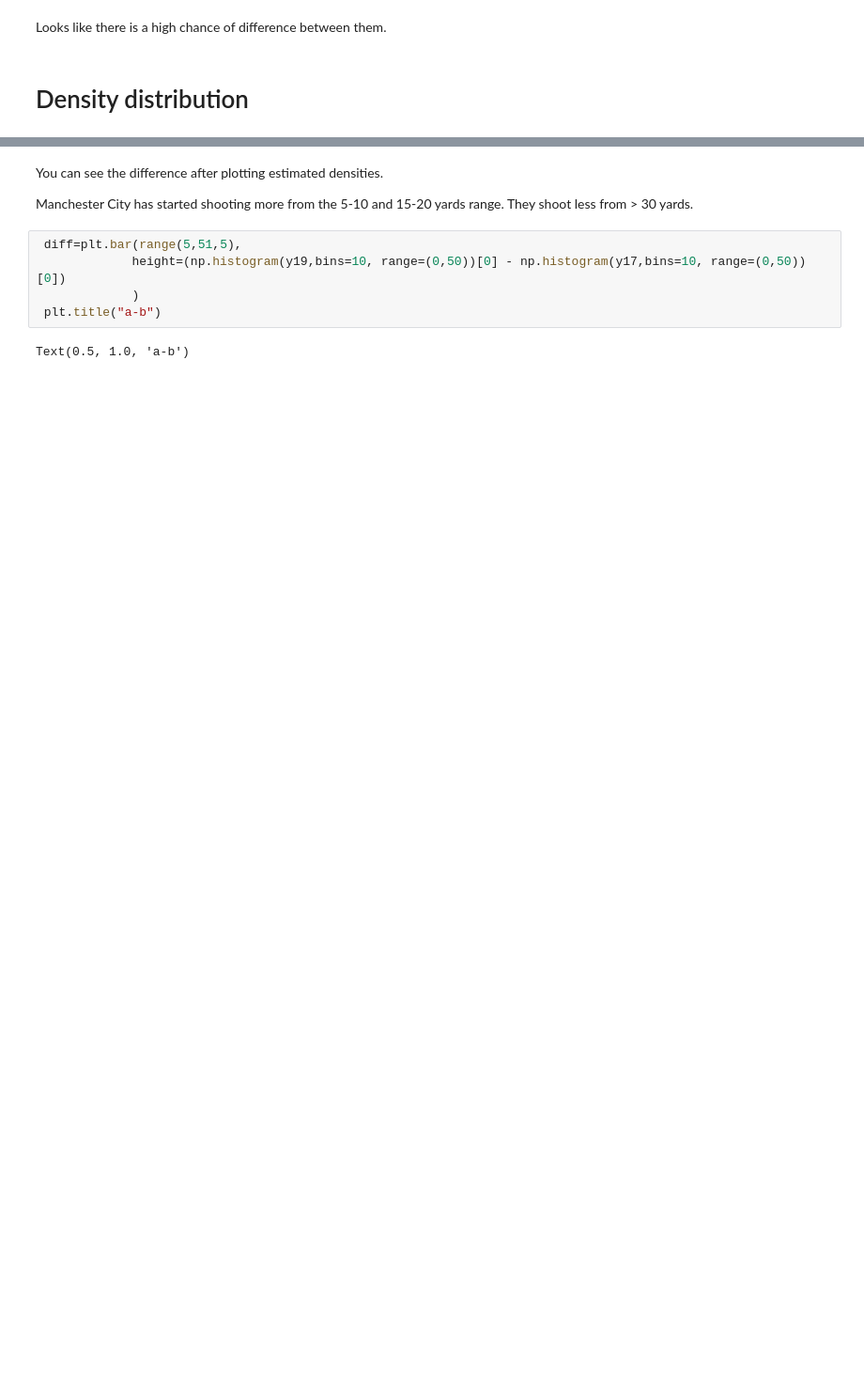
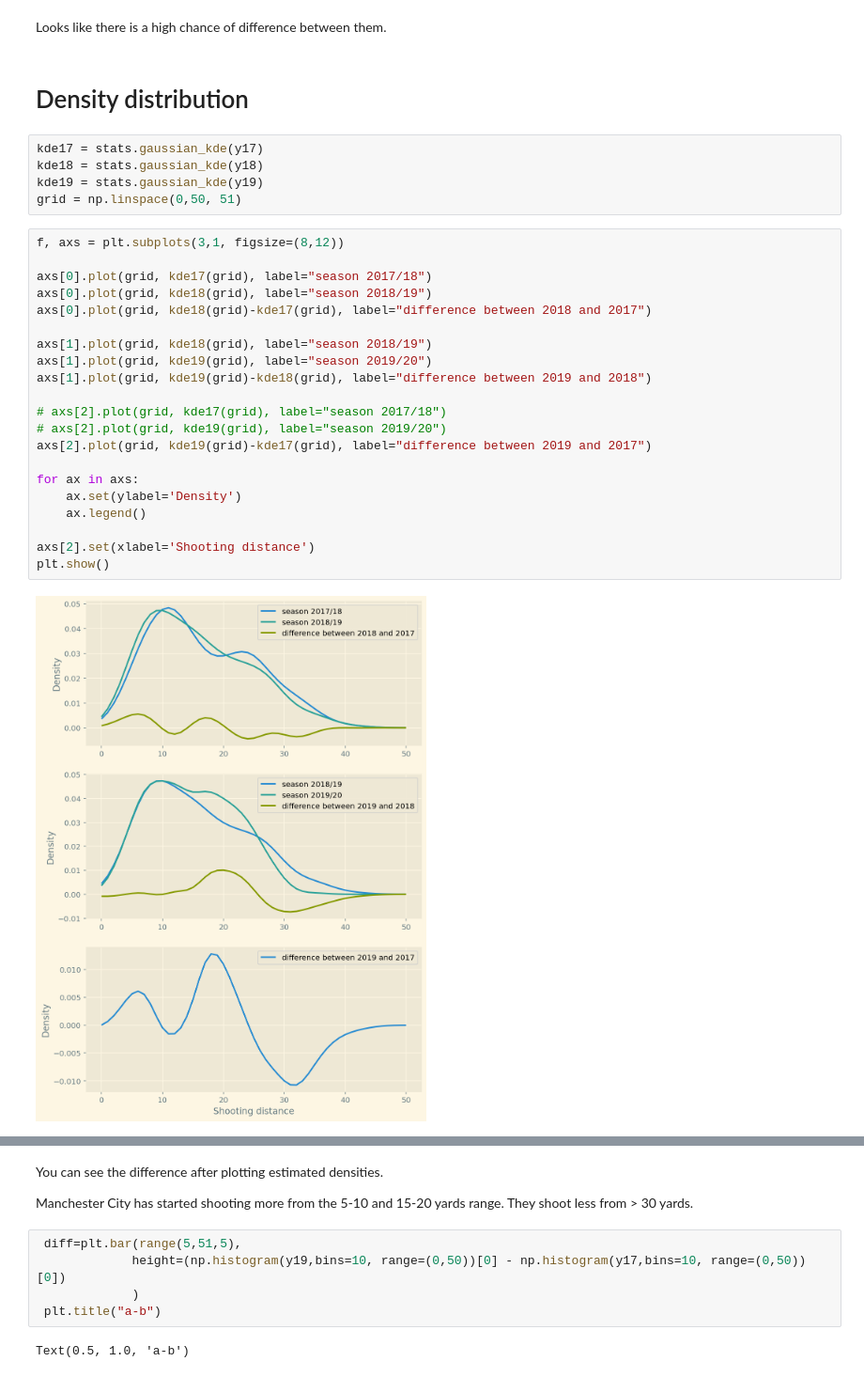
Before and after one commit to eliasnema/makeover_monday, a Jupyter notebook: man_city_stats/city_stats.ipynb, the cells around one changed output, grey strips where cells are left out. Shown: that part at 94% size. Saved outputs shown, nothing was run; the diff lists cells and outputs as text; blank space fills up the shorter version.

```diff
--- a/man_city_stats/city_stats.ipynb
+++ b/man_city_stats/city_stats.ipynb
@@ -60,3 +74,31 @@ Ttest_indResult(statistic=3.1215926762079387, pvalue=0.0018782472078475076)
 Looks like there is a high chance of difference between them.
 # %% [markdown]
 # Density distribution
+# %%
+kde17 = stats.gaussian_kde(y17)
+kde18 = stats.gaussian_kde(y18)
+kde19 = stats.gaussian_kde(y19)
+grid = np.linspace(0,50, 51)
+# %%
+f, axs = plt.subplots(3,1, figsize=(8,12))
+
+axs[0].plot(grid, kde17(grid), label="season 2017/18")
+axs[0].plot(grid, kde18(grid), label="season 2018/19")
+axs[0].plot(grid, kde18(grid)-kde17(grid), label="difference between 2018 and 2017")
+
+axs[1].plot(grid, kde18(grid), label="season 2018/19")
+axs[1].plot(grid, kde19(grid), label="season 2019/20")
+axs[1].plot(grid, kde19(grid)-kde18(grid), label="difference between 2019 and 2018")
+
+# axs[2].plot(grid, kde17(grid), label="season 2017/18")
+# axs[2].plot(grid, kde19(grid), label="season 2019/20")
+axs[2].plot(grid, kde19(grid)-kde17(grid), label="difference between 2019 and 2017")
+
+for ax in axs:
+    ax.set(ylabel='Density')
+    ax.legend()
+
+axs[2].set(xlabel='Shooting distance')
+plt.show()
+# %% [output]
+[figure, added]
```
Also changed, not shown: parts of 19 cells of this notebook, 1 other file.
